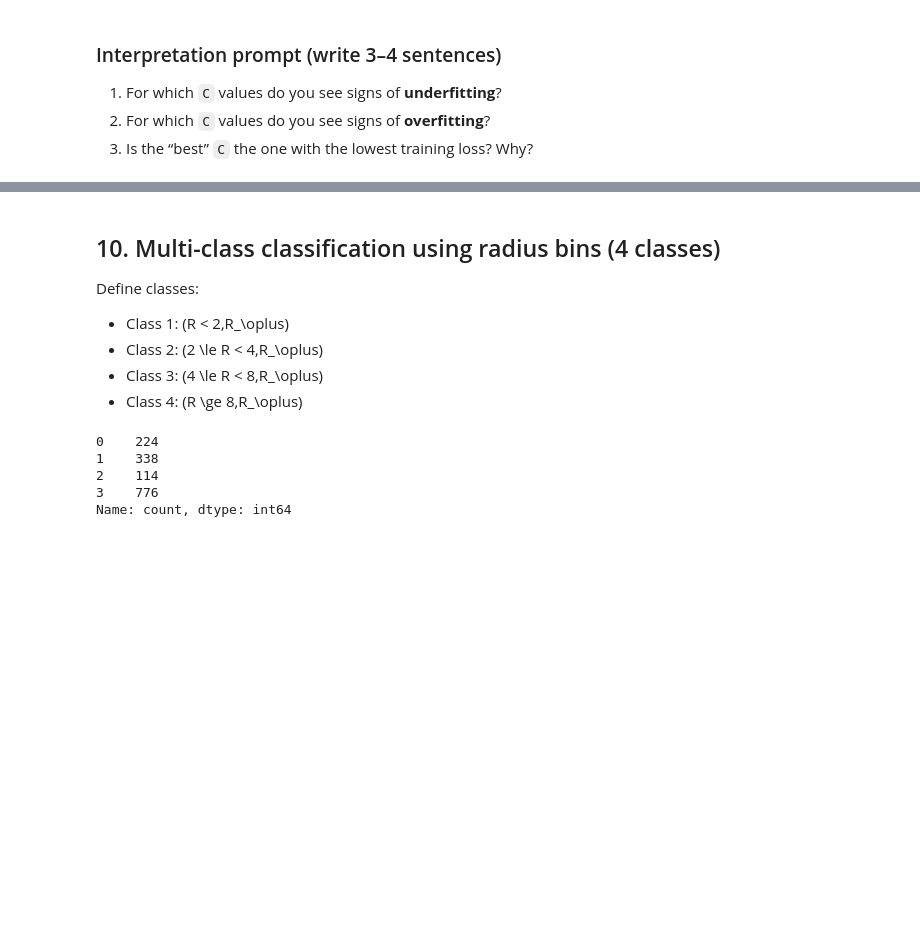
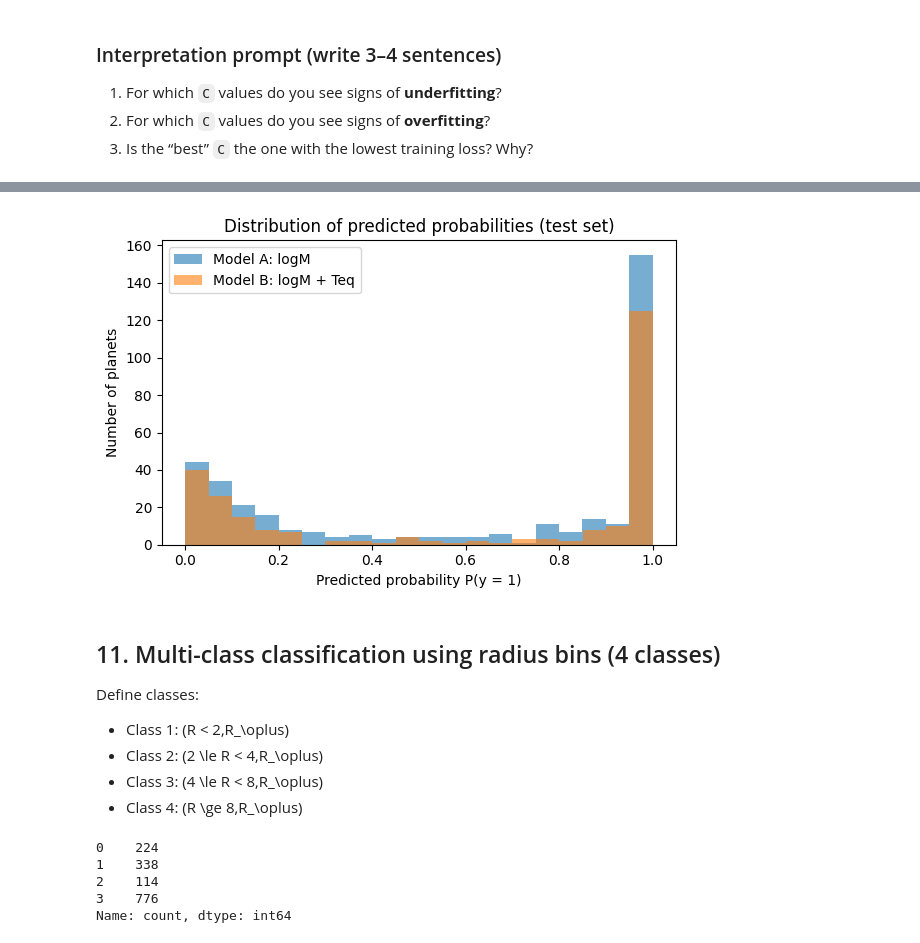
Before and after one commit to vadibekyan/ML_Astronomy_classes, a Jupyter notebook: notebooks/Class3_HandsOn_Exoplanets_Classification.ipynb, the cells around one changed output, grey strips where cells are left out. Drawn from its saved outputs; the diff is of its cells as text; code cells hidden in the pictures; blank space fills up the shorter version.

```diff
--- a/notebooks/Class3_HandsOn_Exoplanets_Classification.ipynb
+++ b/notebooks/Class3_HandsOn_Exoplanets_Classification.ipynb
@@ -444,5 +489,19 @@ plt.show()
+# %%
+plt.figure(figsize=(6, 4))
+
+plt.hist(pA, bins=20, alpha=0.6, label="Model A: logM")
+plt.hist(pB, bins=20, alpha=0.6, label="Model B: logM + Teq")
+
+plt.xlabel("Predicted probability P(y = 1)")
+plt.ylabel("Number of planets")
+plt.title("Distribution of predicted probabilities (test set)")
+plt.legend()
+plt.tight_layout()
+plt.show()
+# %% [output]
+[figure, added]
 # %% [markdown]
-## 10. Multi-class classification using radius bins (4 classes)
+## 11. Multi-class classification using radius bins (4 classes)
 
 Define classes:
 - Class 1: \(R < 2\,R_\oplus\)
```
Also changed, not shown: parts of 5 cells of this notebook.
